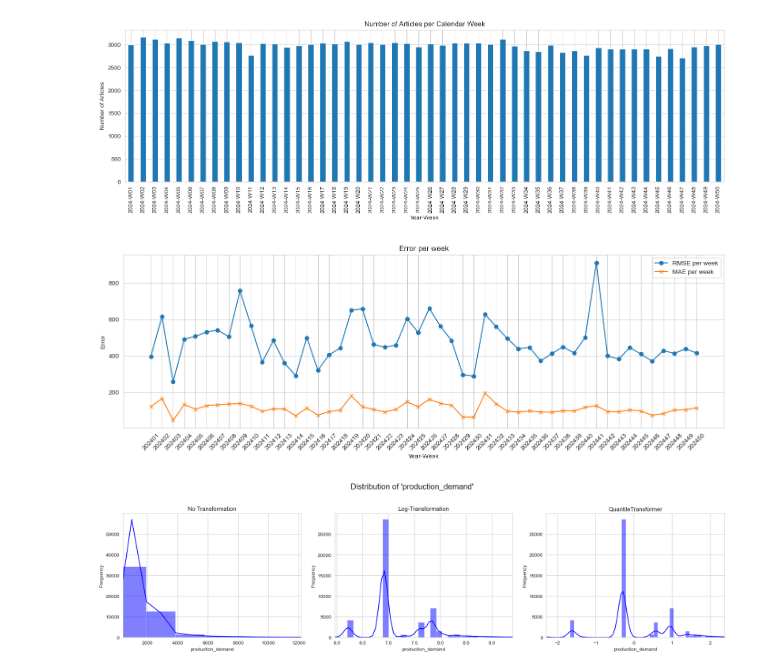
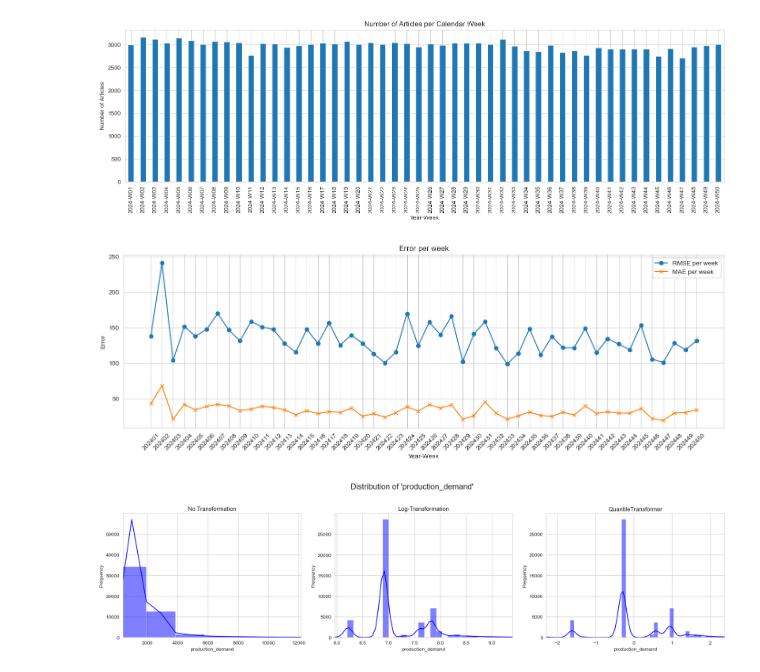
Before and after one commit to Y0d4l3/forecast-ki, a Jupyter notebook: plot.ipynb, the cells around one changed output. Cells and saved outputs as stored; diff of their text form; code cells hidden in the pictures.

```diff
--- a/plot.ipynb
+++ b/plot.ipynb
@@ -86,22 +86,22 @@ plt.show()
 # %% [output]
 [figure]
 # %%
-df = pd.read_csv('predictions/xgboost_weekly.csv')
+df = pd.read_csv('predictions/xgboost_sub_2000_weekly.csv')
 df['year_week'] = df['year'].astype(str) + df['week'].astype(str).str.zfill(2)
 
 plt.figure(figsize=(14, 5))
 plt.plot(df['year_week'], df['rmse'], label='RMSE per week', marker='o')
 plt.plot(df['year_week'], df['mae'], label='MAE per week', marker='x')
 plt.legend()
 plt.title('Error per week')
 plt.xlabel('Year-Week')
 plt.ylabel('Error')
 plt.xticks(rotation=45)
 plt.tight_layout()
 plt.grid(True)
 plt.show()
 # %% [output]
-[figure, old version]
+[figure, new version]
 # %%
 import pandas as pd
 import matplotlib.pyplot as plt
```
Also changed, not shown: parts of 1 cell of this notebook, 16 other files.
